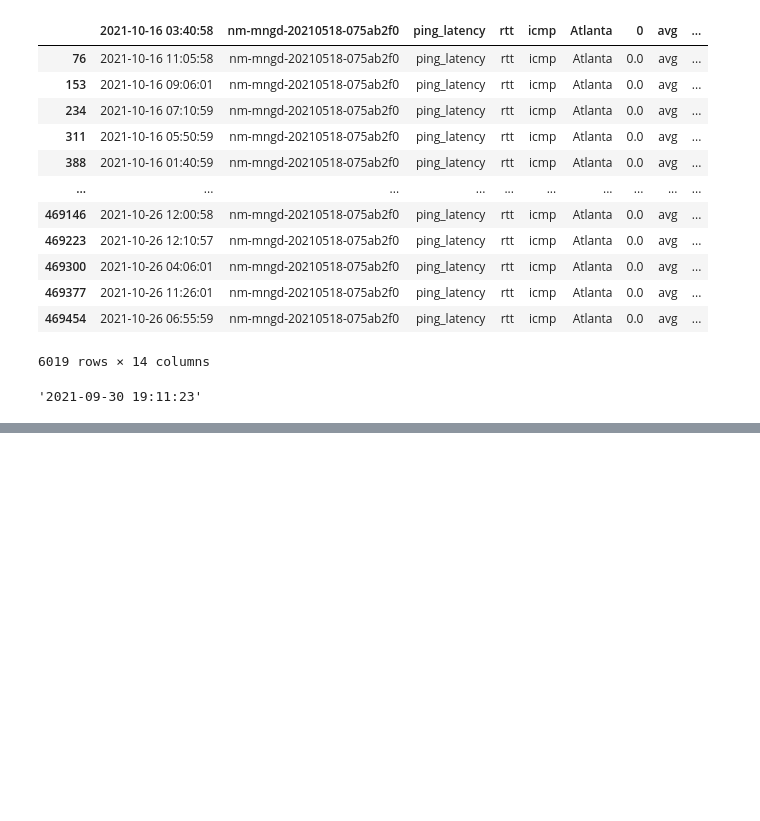
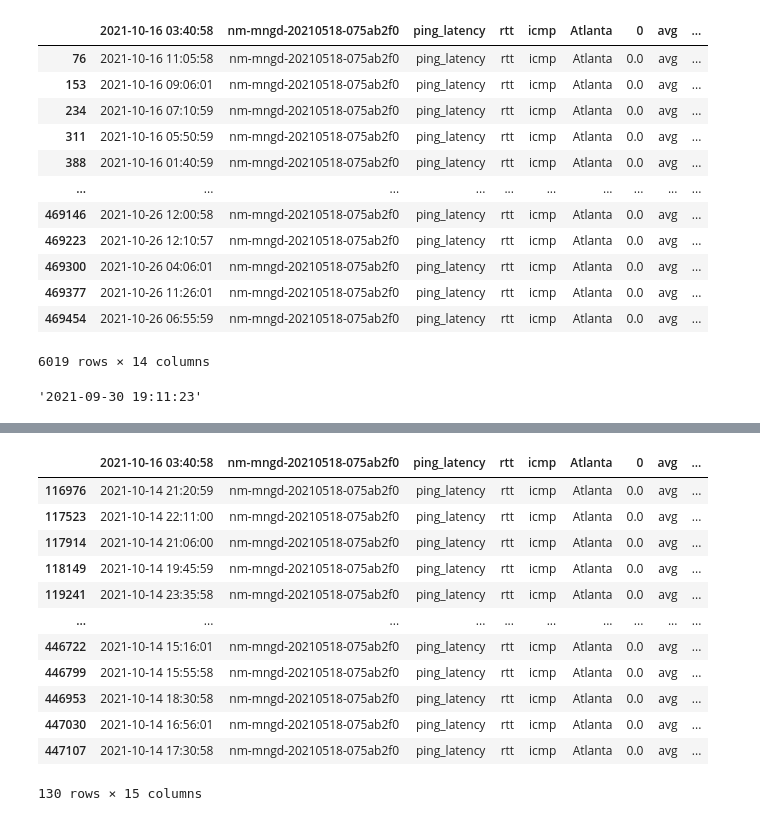
Before and after one commit to internet-equity/netrics-data, a Jupyter notebook: code/SingledeviceRC.ipynb, the cells around one changed output, grey strips where cells are left out. Saved outputs shown, nothing was run; the diff lists cells and outputs as text; code cells hidden in the pictures; blank space fills up the shorter version.

```diff
--- a/code/SingledeviceRC.ipynb
+++ b/code/SingledeviceRC.ipynb
@@ -194,0 +195,17 @@ df_downsampled = df.resample('10T').mean()
+# %%
+loc_date2 = atlanta_device_avg.loc[atlanta_device_avg['date'] == '10-14']
+loc_date2
+# %% [output]
+|  | 2021-10-16 03:40:58 | nm-mngd-20210518-075ab2f0 | ping_latency | rtt | icmp | Atlanta | 0 | avg | ... |
+| 116976 | 2021-10-14 21:20:59 | nm-mngd-20210518-075ab2f0 | ping_latency | rtt | icmp | Atlanta | 0.0 | avg | ... |
+| 117523 | 2021-10-14 22:11:00 | nm-mngd-20210518-075ab2f0 | ping_latency | rtt | icmp | Atlanta | 0.0 | avg | ... |
+| 117914 | 2021-10-14 21:06:00 | nm-mngd-20210518-075ab2f0 | ping_latency | rtt | icmp | Atlanta | 0.0 | avg | ... |
+| 118149 | 2021-10-14 19:45:59 | nm-mngd-20210518-075ab2f0 | ping_latency | rtt | icmp | Atlanta | 0.0 | avg | ... |
+| 119241 | 2021-10-14 23:35:58 | nm-mngd-20210518-075ab2f0 | ping_latency | rtt | icmp | Atlanta | 0.0 | avg | ... |
+| ... | ... | ... | ... | ... | ... | ... | ... | ... | ... |
+| 446722 | 2021-10-14 15:16:01 | nm-mngd-20210518-075ab2f0 | ping_latency | rtt | icmp | Atlanta | 0.0 | avg | ... |
+| 446799 | 2021-10-14 15:55:58 | nm-mngd-20210518-075ab2f0 | ping_latency | rtt | icmp | Atlanta | 0.0 | avg | ... |
+| 446953 | 2021-10-14 18:30:58 | nm-mngd-20210518-075ab2f0 | ping_latency | rtt | icmp | Atlanta | 0.0 | avg | ... |
+| 447030 | 2021-10-14 16:56:01 | nm-mngd-20210518-075ab2f0 | ping_latency | rtt | icmp | Atlanta | 0.0 | avg | ... |
+| 447107 | 2021-10-14 17:30:58 | nm-mngd-20210518-075ab2f0 | ping_latency | rtt | icmp | Atlanta | 0.0 | avg | ... |
+130 rows × 15 columns
```
Also changed, not shown: parts of 7 cells of this notebook.
